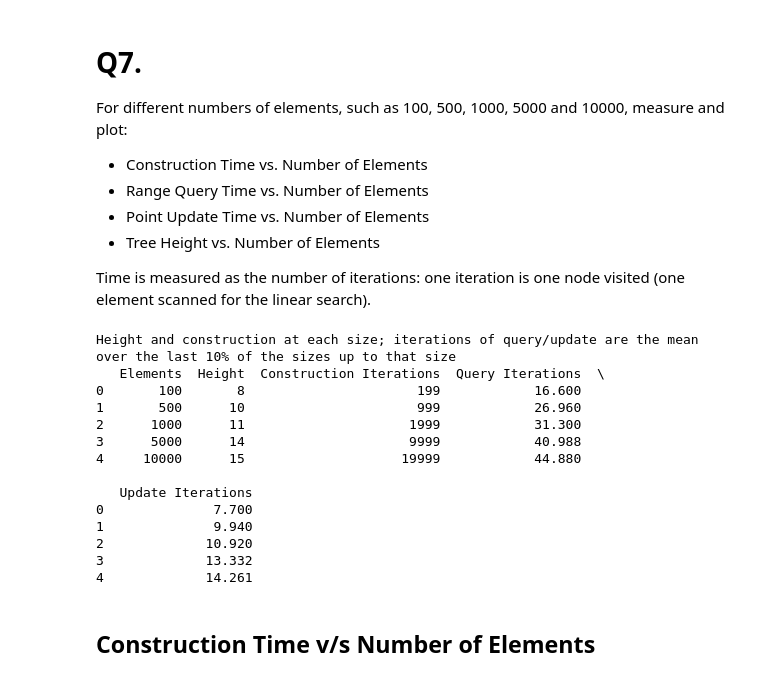
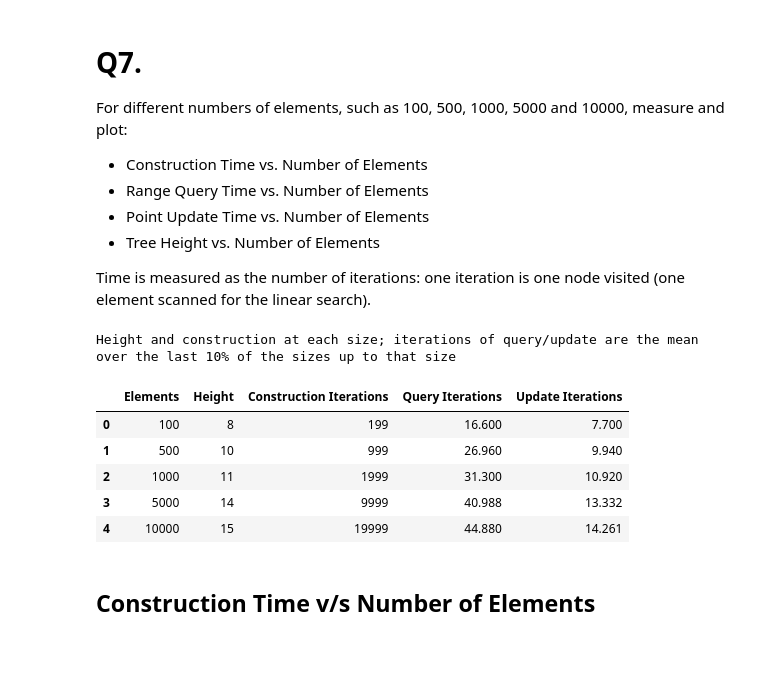
Before and after one commit to c43-sar/2650026_CS69101, a Jupyter notebook: 2650026_lab6.ipynb, the cells around one changed output. Cells and saved outputs as stored; diff of their text form; code cells hidden in the pictures; blank space fills up the shorter version.

```diff
--- a/2650026_lab6.ipynb
+++ b/2650026_lab6.ipynb
@@ -458,47 +458,40 @@ def size_mean(series: list, n: int) -> float:
     # Mean of the values recorded for the last 10% of the sizes up to n (smooths the per-size noise)
     window = series[n - max(1, n // 10) : n]
     return sum(window) / len(window)
 
 
 assert N <= len(arr1), "n cannot exceed the length of arr1"
 start_idx = random.randint(0, len(arr1) - N)
 random_values = arr1[start_idx : start_idx + N]
 
 # The operations of size k: a random range [L, R] of the k elements and a random point update
 query_ranges, point_updates = [], []
 for k in range(1, N + 1):
     left = random.randrange(k)
     query_ranges.append((left, random.randrange(left, k)))
     point_updates.append((random.randrange(k), random.randint(1, 10 * k)))
 
 records = {}
 records["Random"] = ST_Recorded(random_values, query_ranges, point_updates)
 
 rec = records["Random"]
 task7_df = pd.DataFrame({
     "Elements": SIZES,
     "Height": [rec["Height"][n - 1] for n in SIZES],
     "Construction Iterations": [rec["Construction"][n - 1] for n in SIZES],
     "Query Iterations": [size_mean(rec["Query"], n) for n in SIZES],
     "Update Iterations": [size_mean(rec["Update"], n) for n in SIZES],
 })
 print("Height and construction at each size; iterations of query/update are the mean over the last 10% of the sizes up to that size")
-print(task7_df)
+task7_df
 # %% [output]
 Height and construction at each size; iterations of query/update are the mean over the last 10% of the sizes up to that size
-   Elements  Height  Construction Iterations  Query Iterations  \
-0       100       8                      199            16.600
-1       500      10                      999            26.960
-2      1000      11                     1999            31.300
-3      5000      14                     9999            40.988
-4     10000      15                    19999            44.880
-
-   Update Iterations
-0              7.700
-1              9.940
-2             10.920
-3             13.332
-4             14.261
+|  | Elements | Height | Construction Iterations | Query Iterations | Update Iterations |
+| 0 | 100 | 8 | 199 | 16.600 | 7.700 |
+| 1 | 500 | 10 | 999 | 26.960 | 9.940 |
+| 2 | 1000 | 11 | 1999 | 31.300 | 10.920 |
+| 3 | 5000 | 14 | 9999 | 40.988 | 13.332 |
+| 4 | 10000 | 15 | 19999 | 44.880 | 14.261 |
 # %% [markdown]
 ## Construction Time v/s Number of Elements
 # %%
```
Also changed, not shown: parts of 9 cells of this notebook, 8 other files.
